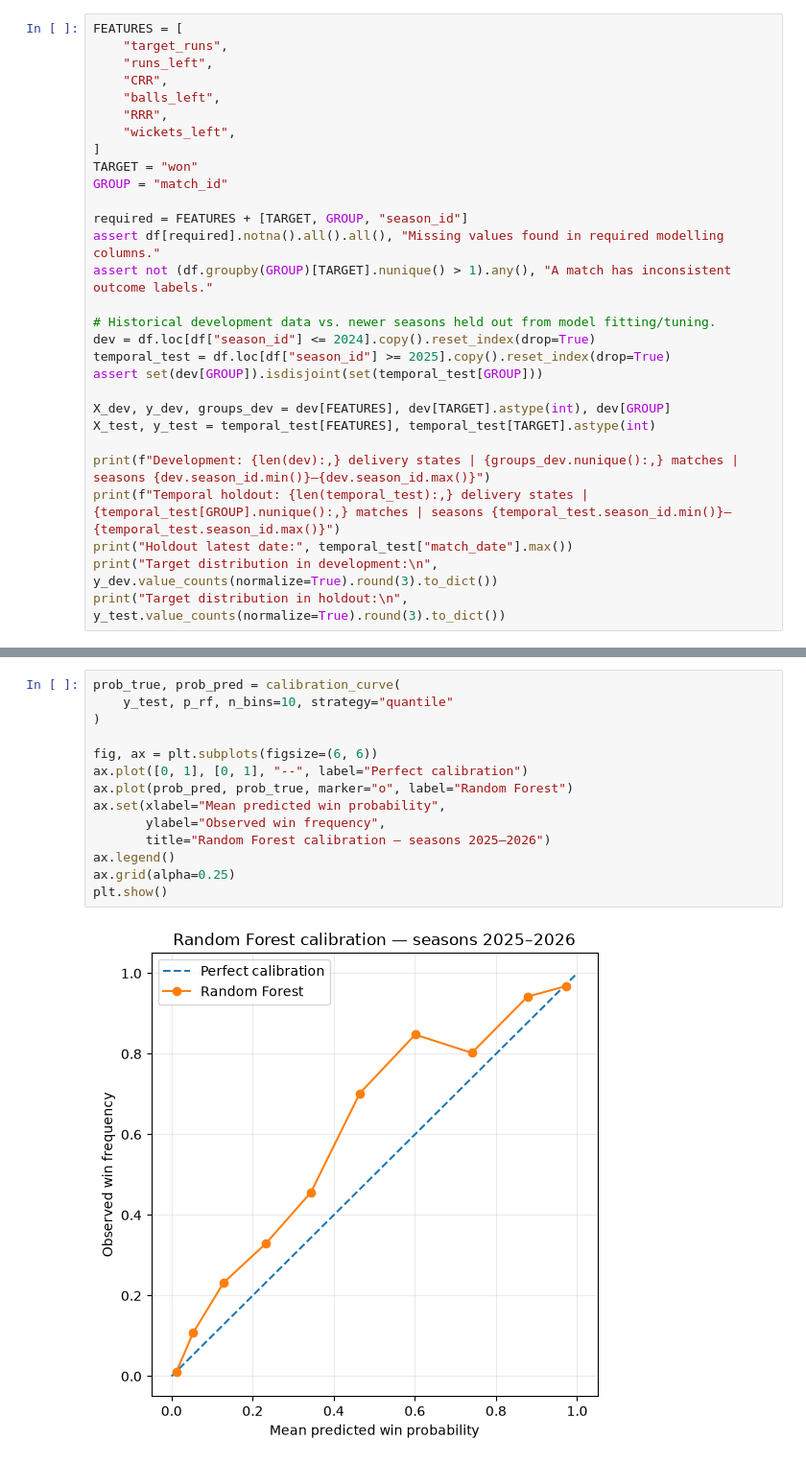
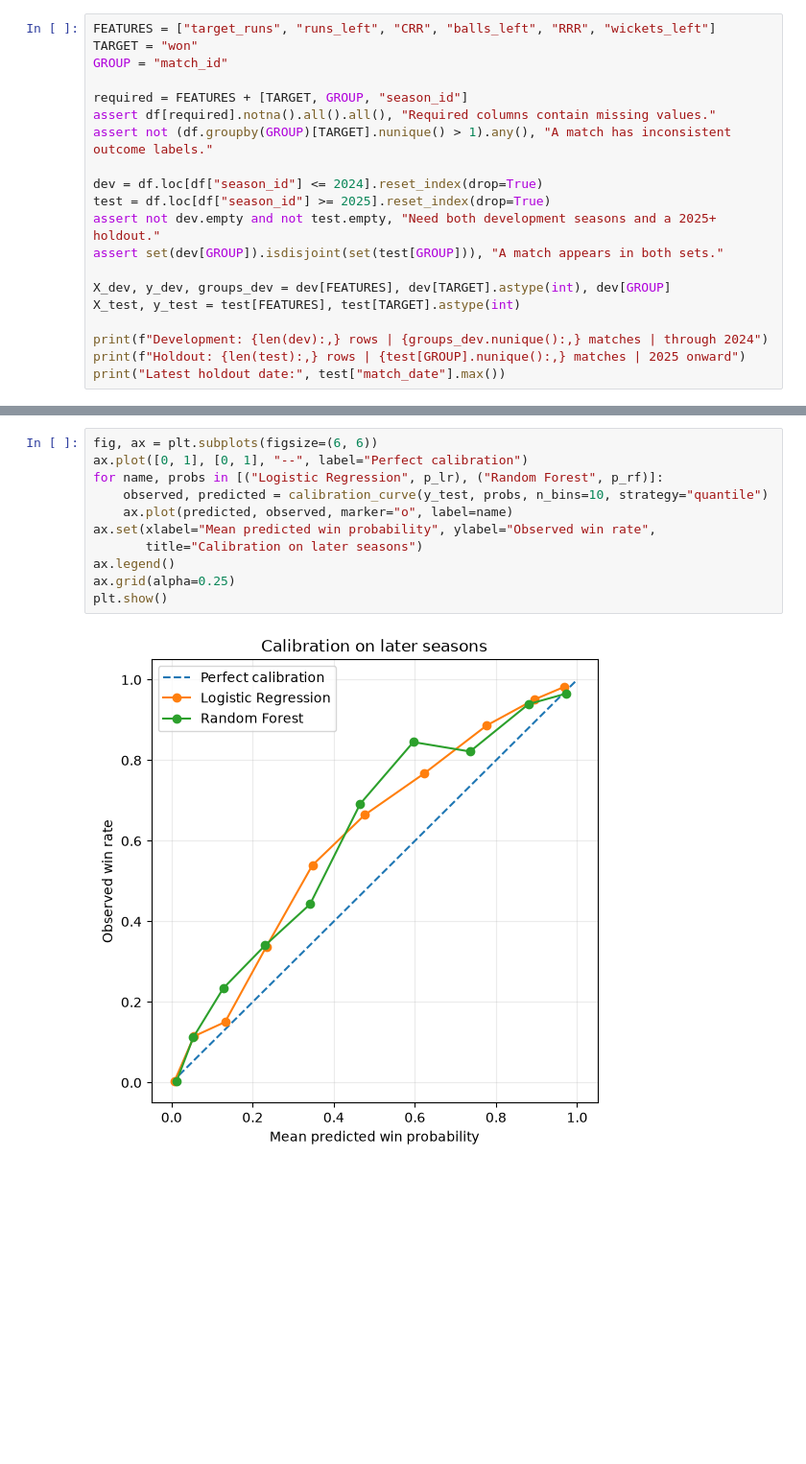
Before and after one commit to RavenKing45/IPL-Win-Probability-predictor, a Jupyter notebook: models/Random_forest.ipynb, the cells around one changed output, grey strips where cells are left out. Shown at 96% size. Saved outputs shown, nothing was run; the diff lists cells and outputs as text; blank space fills up the shorter version.

```diff
--- a/models/Random_forest.ipynb
+++ b/models/Random_forest.ipynb
@@ -67,30 +53,21 @@ Why split by season? A live predictor will be used on future matches. A random m
 # %%
-FEATURES = [
-    "target_runs",
-    "runs_left",
-    "CRR",
-    "balls_left",
-    "RRR",
-    "wickets_left",
-]
+FEATURES = ["target_runs", "runs_left", "CRR", "balls_left", "RRR", "wickets_left"]
 TARGET = "won"
 GROUP = "match_id"
 
 required = FEATURES + [TARGET, GROUP, "season_id"]
-assert df[required].notna().all().all(), "Missing values found in required modelling columns."
+assert df[required].notna().all().all(), "Required columns contain missing values."
 assert not (df.groupby(GROUP)[TARGET].nunique() > 1).any(), "A match has inconsistent outcome labels."
 
-# Historical development data vs. newer seasons held out from model fitting/tuning.
-dev = df.loc[df["season_id"] <= 2024].copy().reset_index(drop=True)
-temporal_test = df.loc[df["season_id"] >= 2025].copy().reset_index(drop=True)
-assert set(dev[GROUP]).isdisjoint(set(temporal_test[GROUP]))
+dev = df.loc[df["season_id"] <= 2024].reset_index(drop=True)
+test = df.loc[df["season_id"] >= 2025].reset_index(drop=True)
+assert not dev.empty and not test.empty, "Need both development seasons and a 2025+ holdout."
+assert set(dev[GROUP]).isdisjoint(set(test[GROUP])), "A match appears in both sets."
 
 X_dev, y_dev, groups_dev = dev[FEATURES], dev[TARGET].astype(int), dev[GROUP]
-X_test, y_test = temporal_test[FEATURES], temporal_test[TARGET].astype(int)
+X_test, y_test = test[FEATURES], test[TARGET].astype(int)
 
-print(f"Development: {len(dev):,} delivery states | {groups_dev.nunique():,} matches | seasons {dev.season_id.min()}–{dev.season_id.max()}")
-print(f"Temporal holdout: {len(temporal_test):,} delivery states | {temporal_test[GROUP].nunique():,} matches | seasons {temporal_test.season_id.min()}–{temporal_test.season_id.max()}")
-print("Holdout latest date:", temporal_test["match_date"].max())
-print("Target distribution in development:\n", y_dev.value_counts(normalize=True).round(3).to_dict())
-print("Target distribution in holdout:\n", y_test.value_counts(normalize=True).round(3).to_dict())
+print(f"Development: {len(dev):,} rows | {groups_dev.nunique():,} matches | through 2024")
+print(f"Holdout: {len(test):,} rows | {test[GROUP].nunique():,} matches | 2025 onward")
+print("Latest holdout date:", test["match_date"].max())
 # %% [output]
@@ -213,16 +207,13 @@ A model may rank outcomes well and still give probabilities that are too confide
 # %%
-prob_true, prob_pred = calibration_curve(
-    y_test, p_rf, n_bins=10, strategy="quantile"
-)
-
 fig, ax = plt.subplots(figsize=(6, 6))
 ax.plot([0, 1], [0, 1], "--", label="Perfect calibration")
-ax.plot(prob_pred, prob_true, marker="o", label="Random Forest")
-ax.set(xlabel="Mean predicted win probability",
-       ylabel="Observed win frequency",
-       title="Random Forest calibration — seasons 2025–2026")
+for name, probs in [("Logistic Regression", p_lr), ("Random Forest", p_rf)]:
+    observed, predicted = calibration_curve(y_test, probs, n_bins=10, strategy="quantile")
+    ax.plot(predicted, observed, marker="o", label=name)
+ax.set(xlabel="Mean predicted win probability", ylabel="Observed win rate",
+       title="Calibration on later seasons")
 ax.legend()
 ax.grid(alpha=0.25)
 plt.show()
 # %% [output]
-[figure, old version]
+[figure, new version]
```
Also changed, not shown: parts of 21 cells of this notebook, 1 other file.
